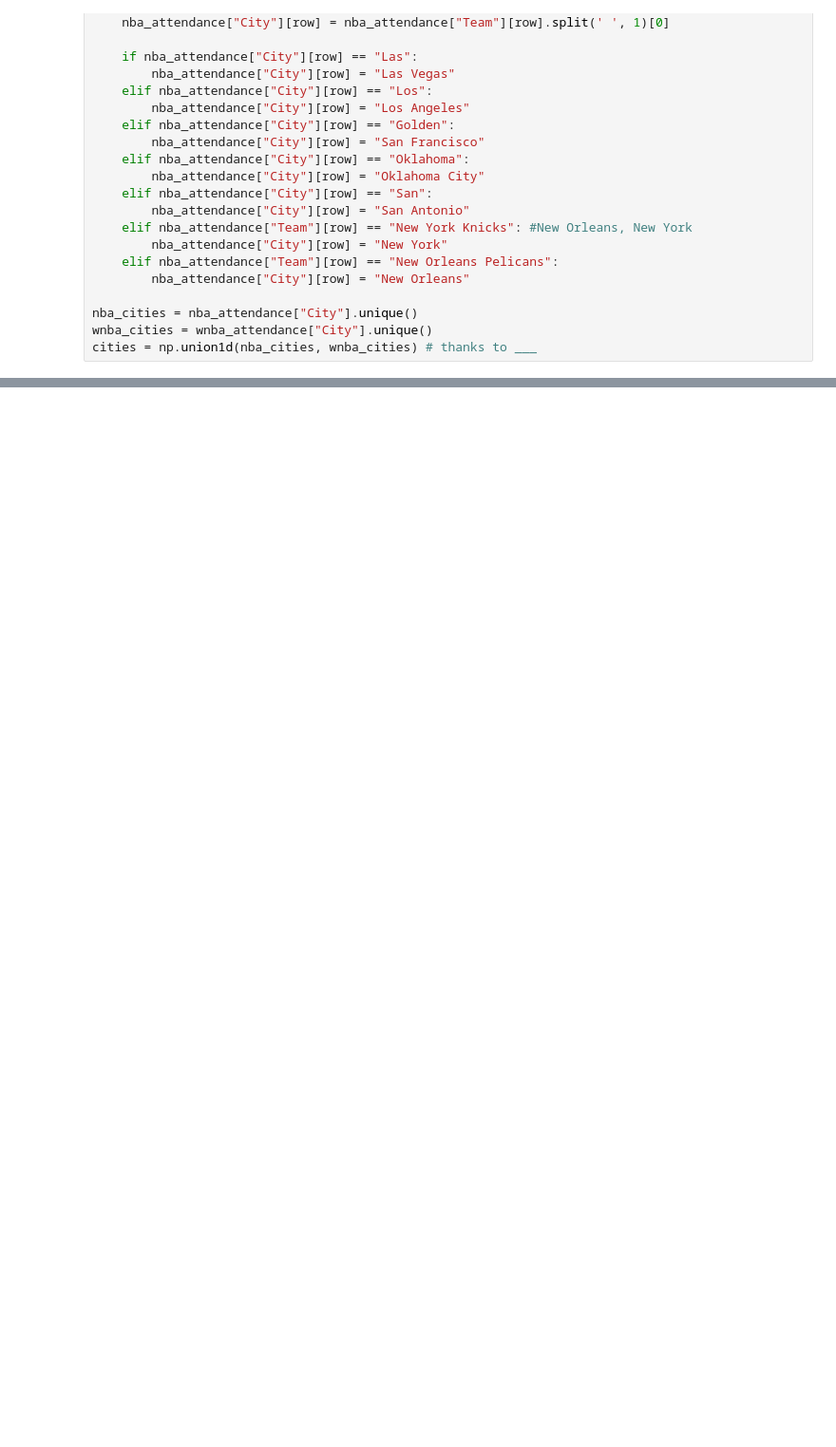
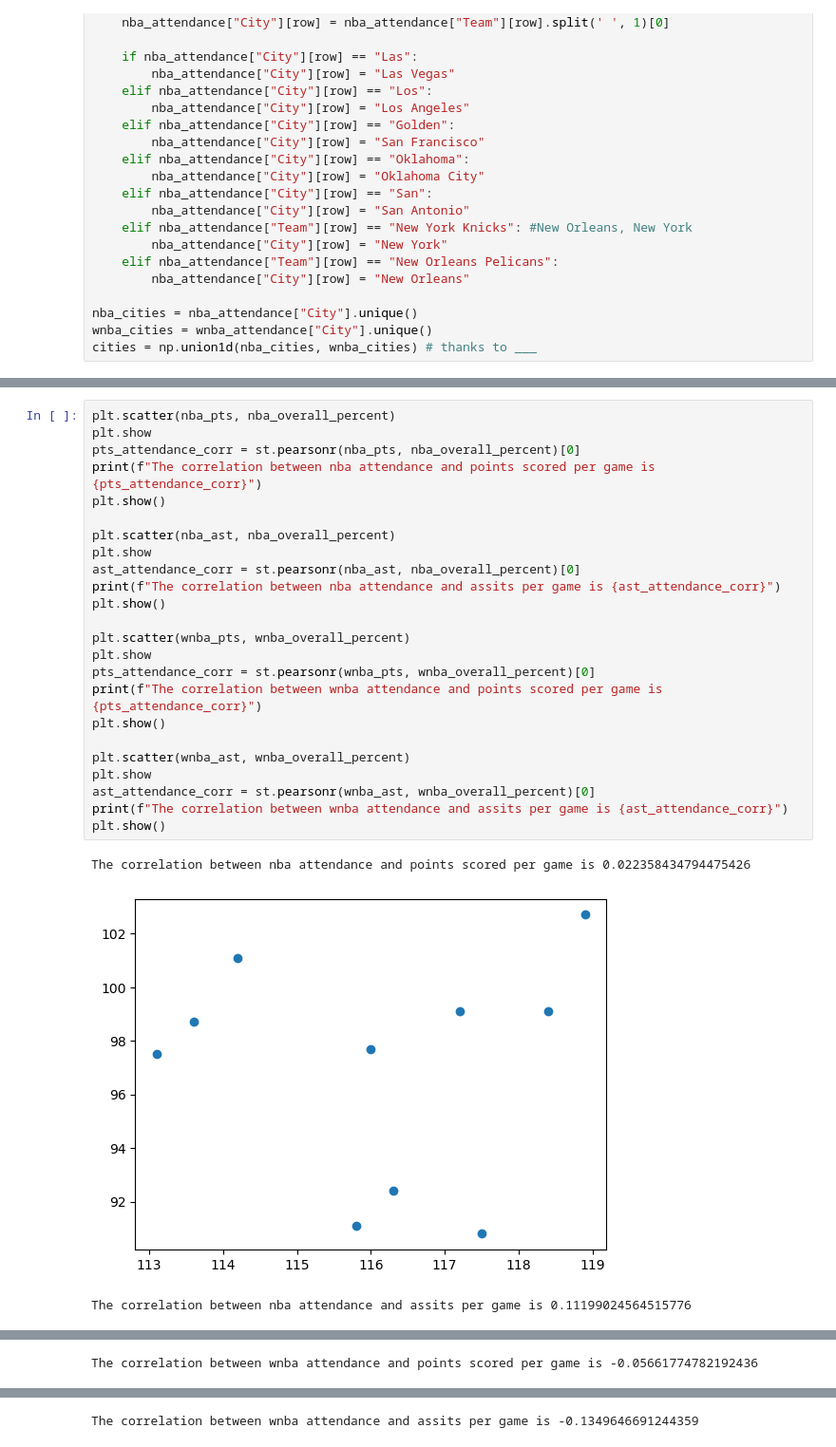
Before and after one commit to Hensonkk/NBA-VS-WNBA, a Jupyter notebook: Attendance Analysis.ipynb, the cells around one changed output, grey strips where cells are left out. Shown at 95% size. Drawn from its saved outputs; the diff is of its cells as text; blank space fills up the shorter version.

```diff
--- a/Attendance Analysis.ipynb
+++ b/Attendance Analysis.ipynb
@@ -289,0 +287,28 @@ plt.bar(nba_city_year, nba_ast, color = "blue", alpha = .5)
+# %%
+plt.scatter(nba_pts, nba_overall_percent)
+plt.show
+pts_attendance_corr = st.pearsonr(nba_pts, nba_overall_percent)[0]
+print(f"The correlation between nba attendance and points scored per game is {pts_attendance_corr}")
+plt.show()
+
+plt.scatter(nba_ast, nba_overall_percent)
+plt.show
+ast_attendance_corr = st.pearsonr(nba_ast, nba_overall_percent)[0]
+print(f"The correlation between nba attendance and assits per game is {ast_attendance_corr}")
+plt.show()
+
+plt.scatter(wnba_pts, wnba_overall_percent)
+plt.show
+pts_attendance_corr = st.pearsonr(wnba_pts, wnba_overall_percent)[0]
+print(f"The correlation between wnba attendance and points scored per game is {pts_attendance_corr}")
+plt.show()
+
+plt.scatter(wnba_ast, wnba_overall_percent)
+plt.show
+ast_attendance_corr = st.pearsonr(wnba_ast, wnba_overall_percent)[0]
+print(f"The correlation between wnba attendance and assits per game is {ast_attendance_corr}")
+plt.show()
+# %% [output]
+The correlation between nba attendance and points scored per game is 0.022358434794475426
+[figure, added]
+The correlation between nba attendance and assits per game is 0.11199024564515776
@@ -289,0 +316 @@ plt.bar(nba_city_year, nba_ast, color = "blue", alpha = .5)
+The correlation between wnba attendance and points scored per game is -0.05661774782192436
@@ -289,0 +318 @@ plt.bar(nba_city_year, nba_ast, color = "blue", alpha = .5)
+The correlation between wnba attendance and assits per game is -0.1349646691244359
```
Also changed, not shown: parts of 11 cells of this notebook, 14 other files.
